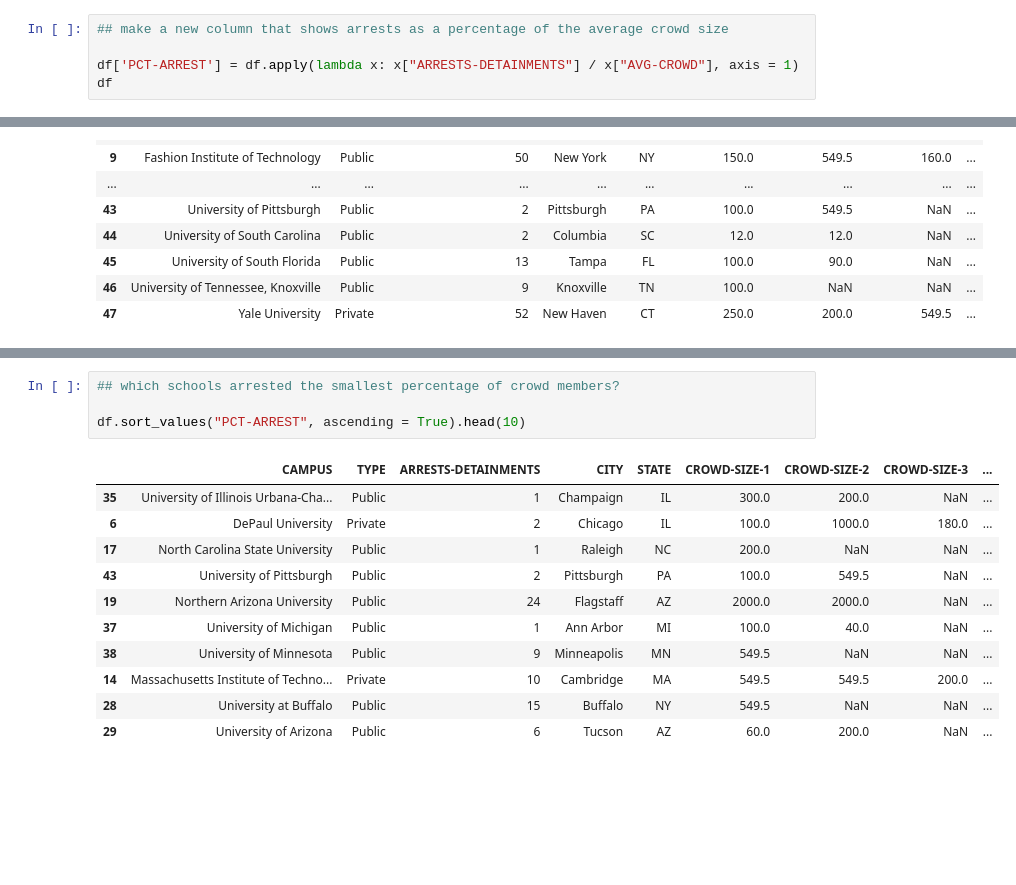
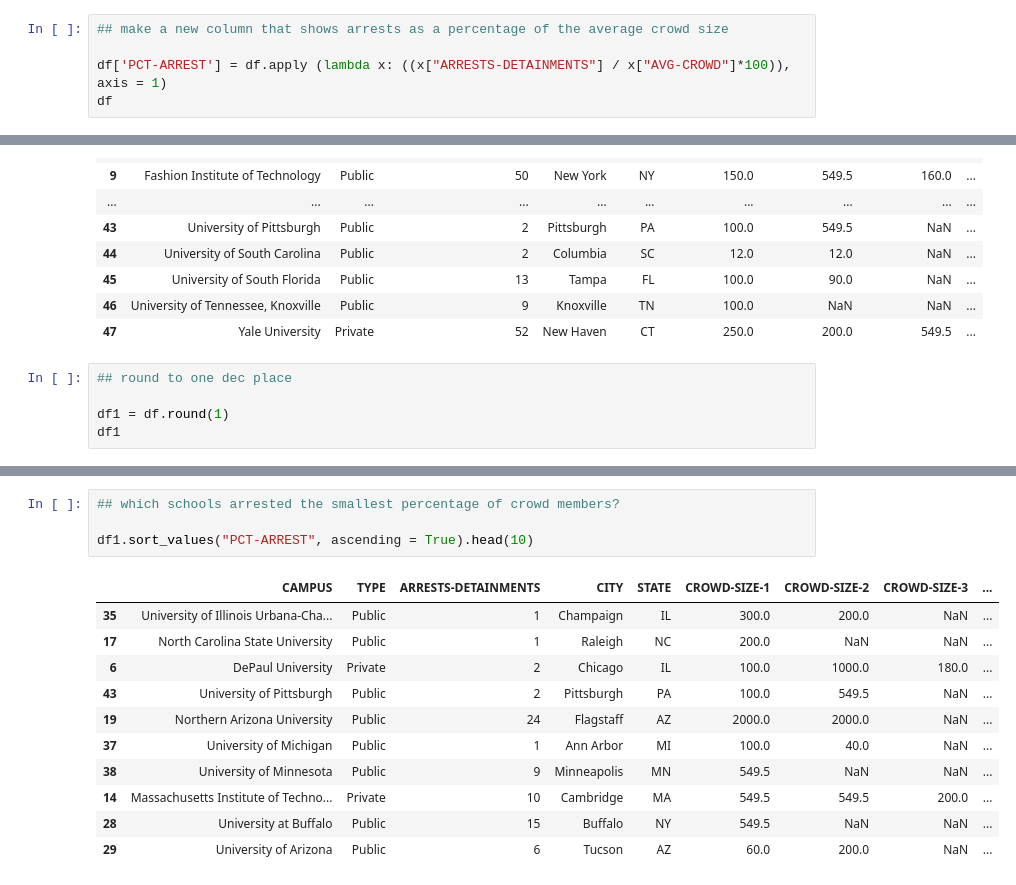
Before and after one commit to miahollie/encampment-proj, a Jupyter notebook: group-encampment-project/arrest-crowd-book.ipynb, the cells around one changed output, grey strips where cells are left out. Saved outputs shown, nothing was run; the diff lists cells and outputs as text; blank space fills up the shorter version.

Commit message:
notebook with rounded dec places

```diff
--- a/group-encampment-project/arrest-crowd-book.ipynb
+++ b/group-encampment-project/arrest-crowd-book.ipynb
@@ -57,7 +57,7 @@ df
 # %%
 ## make a new column that shows arrests as a percentage of the average crowd size
 
-df['PCT-ARREST'] = df.apply(lambda x: x["ARRESTS-DETAINMENTS"] / x["AVG-CROWD"], axis = 1)
+df['PCT-ARREST'] = df.apply (lambda x: ((x["ARRESTS-DETAINMENTS"] / x["AVG-CROWD"]*100)), axis = 1)
 df
 # %% [output]
 |  | CAMPUS | TYPE | ARRESTS-DETAINMENTS | CITY | STATE | CROWD-SIZE-1 | CROWD-SIZE-2 | CROWD-SIZE-3 | ... |
@@ -77,3 +77,8 @@ df
 | 45 | University of South Florida | Public | 13 | Tampa | FL | 100.0 | 90.0 | NaN | ... |
 | 46 | University of Tennessee, Knoxville | Public | 9 | Knoxville | TN | 100.0 | NaN | NaN | ... |
 | 47 | Yale University | Private | 52 | New Haven | CT | 250.0 | 200.0 | 549.5 | ... |
+# %%
+## round to one dec place
+
+df1 = df.round(1)
+df1
@@ -132,12 +155,12 @@ df.sort_values("PCT-ARREST", ascending = False).head(10)
 # %%
 ## which schools arrested the smallest percentage of crowd members?
 
-df.sort_values("PCT-ARREST", ascending = True).head(10)
+df1.sort_values("PCT-ARREST", ascending = True).head(10)
 # %% [output]
 |  | CAMPUS | TYPE | ARRESTS-DETAINMENTS | CITY | STATE | CROWD-SIZE-1 | CROWD-SIZE-2 | CROWD-SIZE-3 | ... |
 | 35 | University of Illinois Urbana-Cha... | Public | 1 | Champaign | IL | 300.0 | 200.0 | NaN | ... |
+| 17 | North Carolina State University | Public | 1 | Raleigh | NC | 200.0 | NaN | NaN | ... |
 | 6 | DePaul University | Private | 2 | Chicago | IL | 100.0 | 1000.0 | 180.0 | ... |
-| 17 | North Carolina State University | Public | 1 | Raleigh | NC | 200.0 | NaN | NaN | ... |
 | 43 | University of Pittsburgh | Public | 2 | Pittsburgh | PA | 100.0 | 549.5 | NaN | ... |
 | 19 | Northern Arizona University | Public | 24 | Flagstaff | AZ | 2000.0 | 2000.0 | NaN | ... |
 | 37 | University of Michigan | Public | 1 | Ann Arbor | MI | 100.0 | 40.0 | NaN | ... |
```
Also changed, not shown: parts of 7 cells of this notebook.
